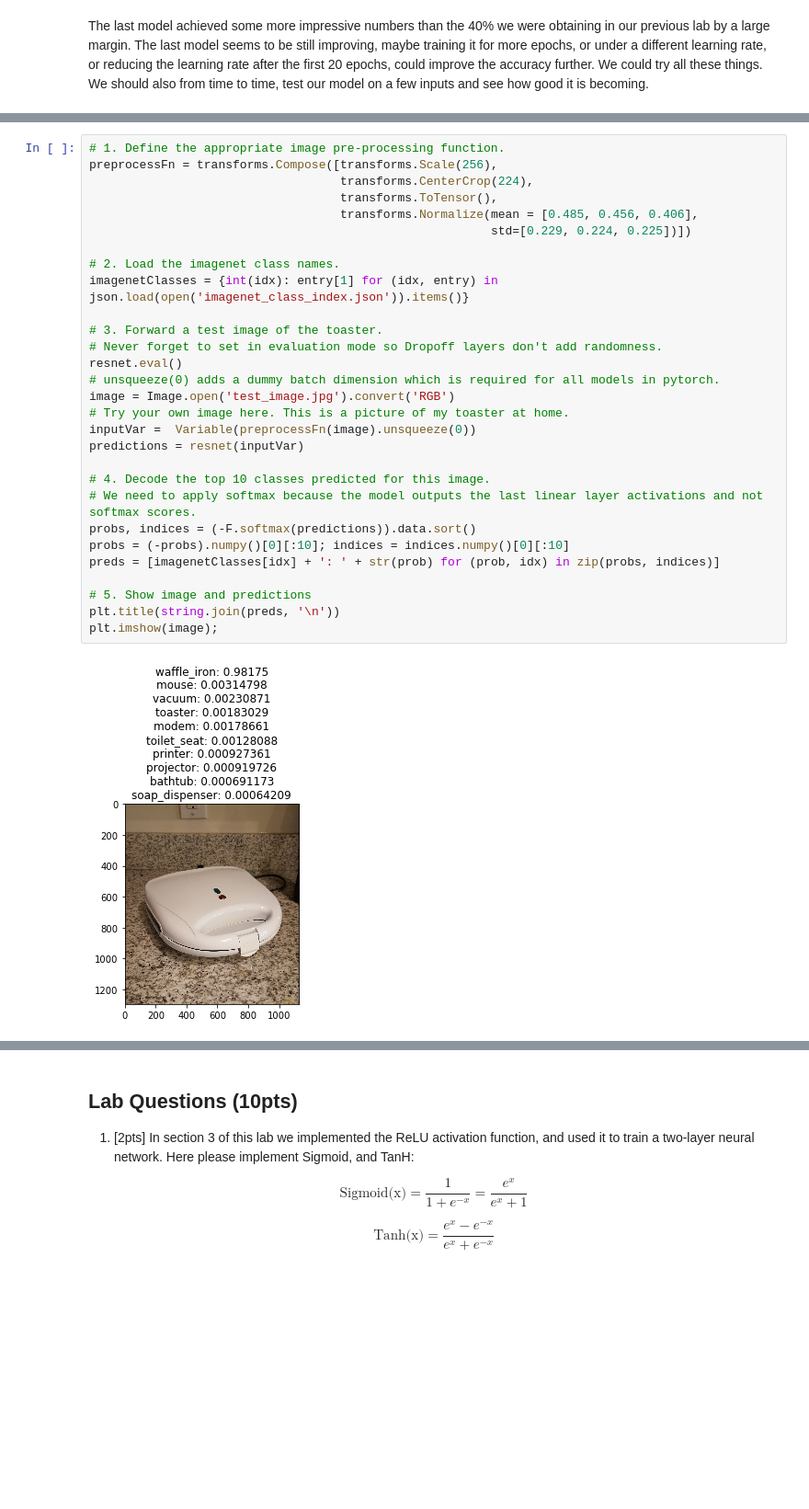
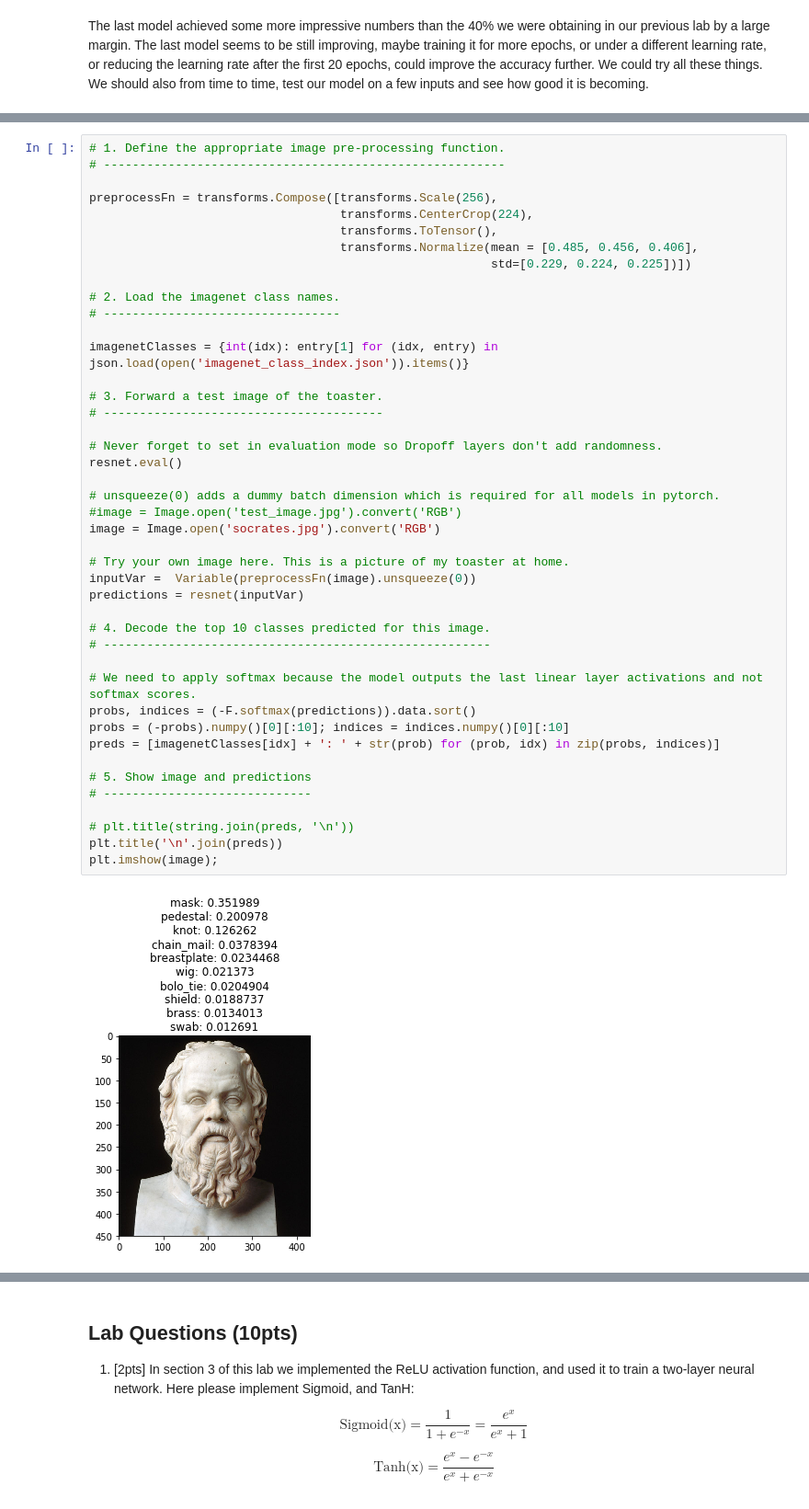
Before and after one commit to thommiano/cvr_6501-009, a Jupyter notebook: lab_3/deep_learning_lab_for_vision.ipynb, the cells around one changed output, grey strips where cells are left out. Shown at 92% size. Drawn from its saved outputs; the diff is of its cells as text; blank space fills up the shorter version.

```diff
--- a/lab_3/deep_learning_lab_for_vision.ipynb
+++ b/lab_3/deep_learning_lab_for_vision.ipynb
@@ -485,31 +550,45 @@ ResNet (
 # %%
 # 1. Define the appropriate image pre-processing function.
+# --------------------------------------------------------
+
 preprocessFn = transforms.Compose([transforms.Scale(256),
                                    transforms.CenterCrop(224),
                                    transforms.ToTensor(),
                                    transforms.Normalize(mean = [0.485, 0.456, 0.406],
                                                         std=[0.229, 0.224, 0.225])])
 
 # 2. Load the imagenet class names.
+# ---------------------------------
+
 imagenetClasses = {int(idx): entry[1] for (idx, entry) in json.load(open('imagenet_class_index.json')).items()}
 
 # 3. Forward a test image of the toaster.
+# ---------------------------------------
+
 # Never forget to set in evaluation mode so Dropoff layers don't add randomness.
 resnet.eval()
+
 # unsqueeze(0) adds a dummy batch dimension which is required for all models in pytorch.
-image = Image.open('test_image.jpg').convert('RGB')
+#image = Image.open('test_image.jpg').convert('RGB')
+image = Image.open('socrates.jpg').convert('RGB')
+
 # Try your own image here. This is a picture of my toaster at home.
 inputVar =  Variable(preprocessFn(image).unsqueeze(0))
 predictions = resnet(inputVar)
 
 # 4. Decode the top 10 classes predicted for this image.
+# ------------------------------------------------------
+
 # We need to apply softmax because the model outputs the last linear layer activations and not softmax scores.
 probs, indices = (-F.softmax(predictions)).data.sort()
 probs = (-probs).numpy()[0][:10]; indices = indices.numpy()[0][:10]
 preds = [imagenetClasses[idx] + ': ' + str(prob) for (prob, idx) in zip(probs, indices)]
 
 # 5. Show image and predictions
-plt.title(string.join(preds, '\n'))
+# -----------------------------
+
+# plt.title(string.join(preds, '\n'))
+plt.title('\n'.join(preds))
 plt.imshow(image);
 # %% [output]
-[figure, old version]
+[figure, new version]
```
Also changed, not shown: parts of 23 cells of this notebook, 2 other files.
